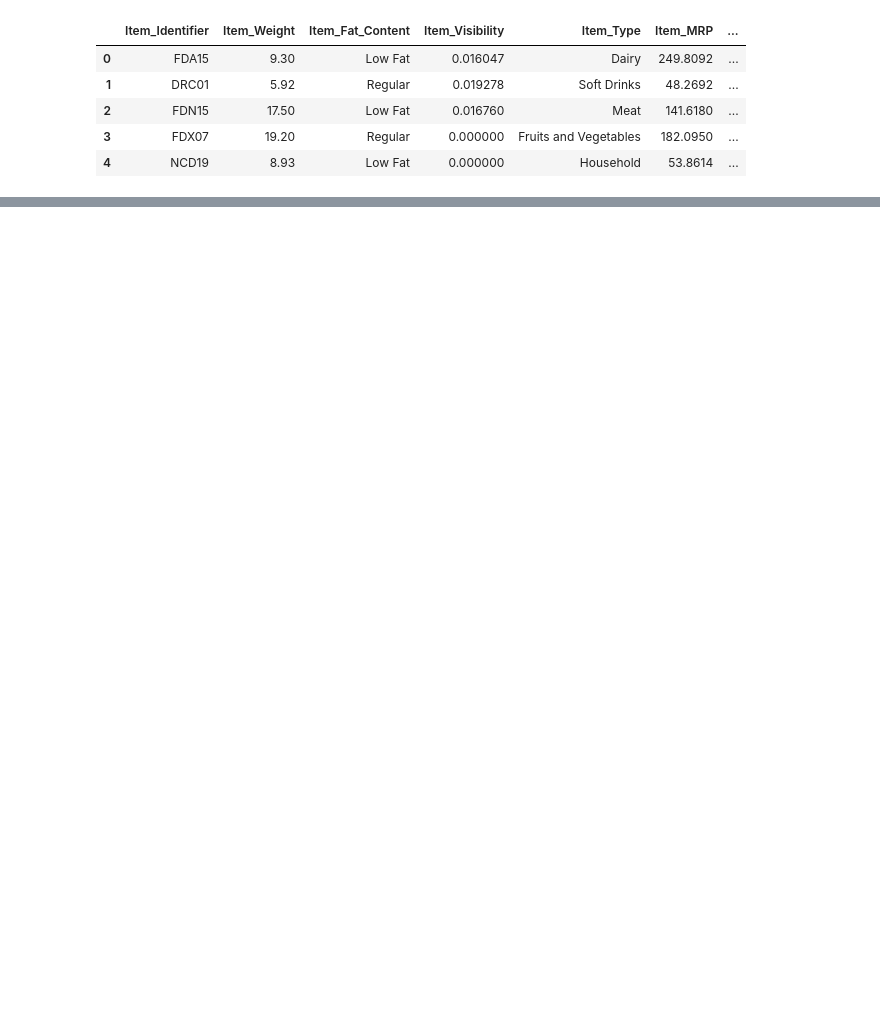
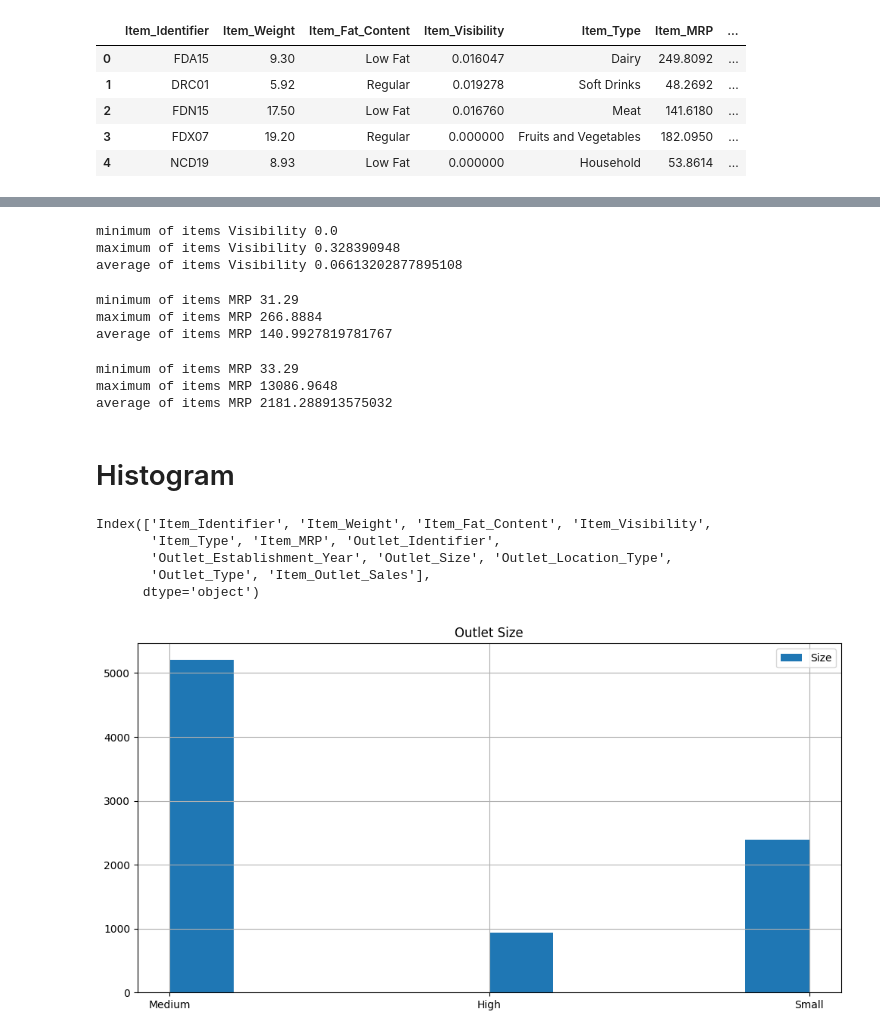
Before and after one commit to eyaGONGI/Codersquare, a Jupyter notebook: Sales_predictions.ipynb, the cells around one changed output, grey strips where cells are left out. Saved outputs shown, nothing was run; the diff lists cells and outputs as text; code cells hidden in the pictures; blank space fills up the shorter version.

```diff
--- a/Sales_predictions.ipynb
+++ b/Sales_predictions.ipynb
@@ -13,0 +137,2 @@ df.head(5)
+# %%
+df['Outlet_Size']=df['Outlet_Size'].fillna('Medium')
@@ -13,0 +190,4 @@ df.head(5)
+# %%
+df['Item_Fat_Content']= df['Item_Fat_Content'].replace('LF', 'Low Fat')
+# %%
+df['Item_Fat_Content']= df['Item_Fat_Content'].replace('low fat', 'Low Fat')
@@ -13,0 +201,2 @@ df.head(5)
+# %%
+df['Item_Fat_Content']= df['Item_Fat_Content'].replace('reg', 'Regular')
@@ -13,0 +275,51 @@ df.head(5)
+# %%
+min_item_Visibility=df['Item_Visibility'].min()
+max_item_Visibility=df['Item_Visibility'].max()
+avg_item_Visibility=df['Item_Visibility'].mean()
+print('minimum of items Visibility',min_item_Visibility)
+print('maximum of items Visibility',max_item_Visibility)
+print('average of items Visibility',avg_item_Visibility)
+# %% [output]
+minimum of items Visibility 0.0
+maximum of items Visibility 0.328390948
+average of items Visibility 0.06613202877895108
+# %%
+min_item_MRP=df['Item_MRP'].min()
+max_item_MRP=df['Item_MRP'].max()
+avg_item_MRP=df['Item_MRP'].mean()
+print('minimum of items MRP',min_item_MRP)
+print('maximum of items MRP',max_item_MRP)
+print('average of items MRP',avg_item_MRP)
+# %% [output]
+minimum of items MRP 31.29
+maximum of items MRP 266.8884
+average of items MRP 140.9927819781767
+# %%
+min_item_Outlet_Sales=df['Item_Outlet_Sales'].min()
+max_item_Outlet_Sales=df['Item_Outlet_Sales'].max()
+avg_item_Outlet_Sales=df['Item_Outlet_Sales'].mean()
+print('minimum of items MRP',min_item_Outlet_Sales)
+print('maximum of items MRP',max_item_Outlet_Sales)
+print('average of items MRP',avg_item_Outlet_Sales)
+# %% [output]
+minimum of items MRP 33.29
+maximum of items MRP 13086.9648
+average of items MRP 2181.288913575032
+# %% [markdown]
+# Histogram
+# %%
+df.columns
+# %% [output]
+Index(['Item_Identifier', 'Item_Weight', 'Item_Fat_Content', 'Item_Visibility',
+       'Item_Type', 'Item_MRP', 'Outlet_Identifier',
+       'Outlet_Establishment_Year', 'Outlet_Size', 'Outlet_Location_Type',
+       'Outlet_Type', 'Item_Outlet_Sales'],
+      dtype='object')
+# %%
+import matplotlib.pyplot as plt
+df['Outlet_Size'].hist(figsize=(12,6))
+plt.legend(('Size',' '),fontsize = "10",loc='upper right')
+plt.title('Outlet Size')
+plt.show()
+# %% [output]
+[figure, added]
```
Also changed, not shown: parts of 84 cells of this notebook.
